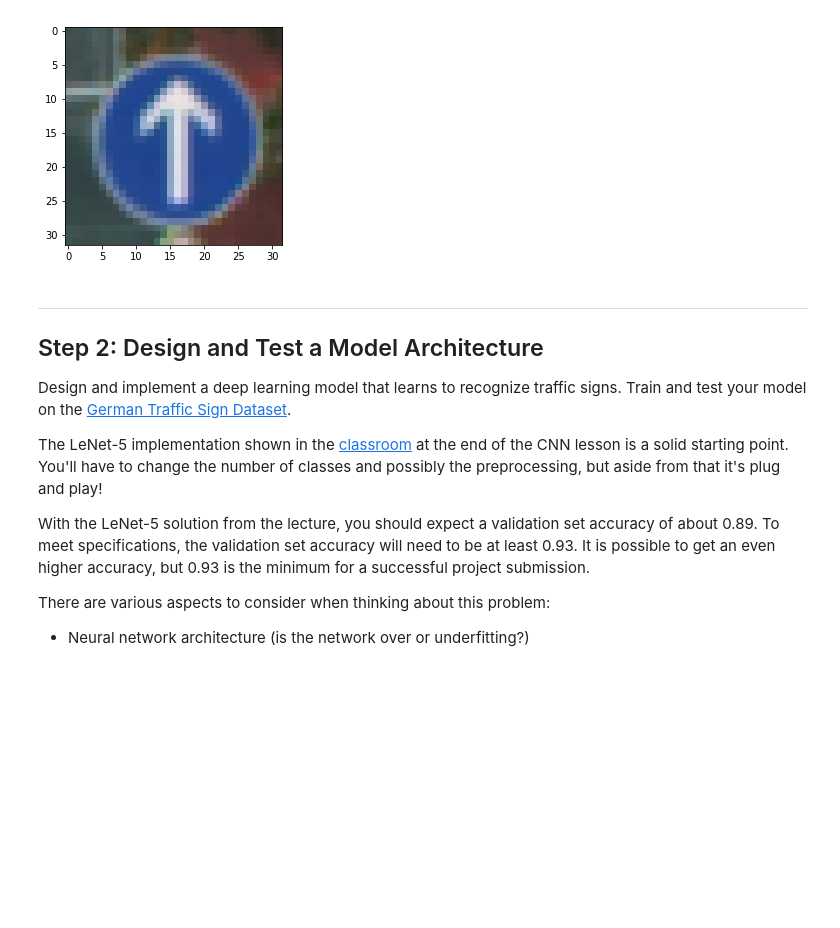
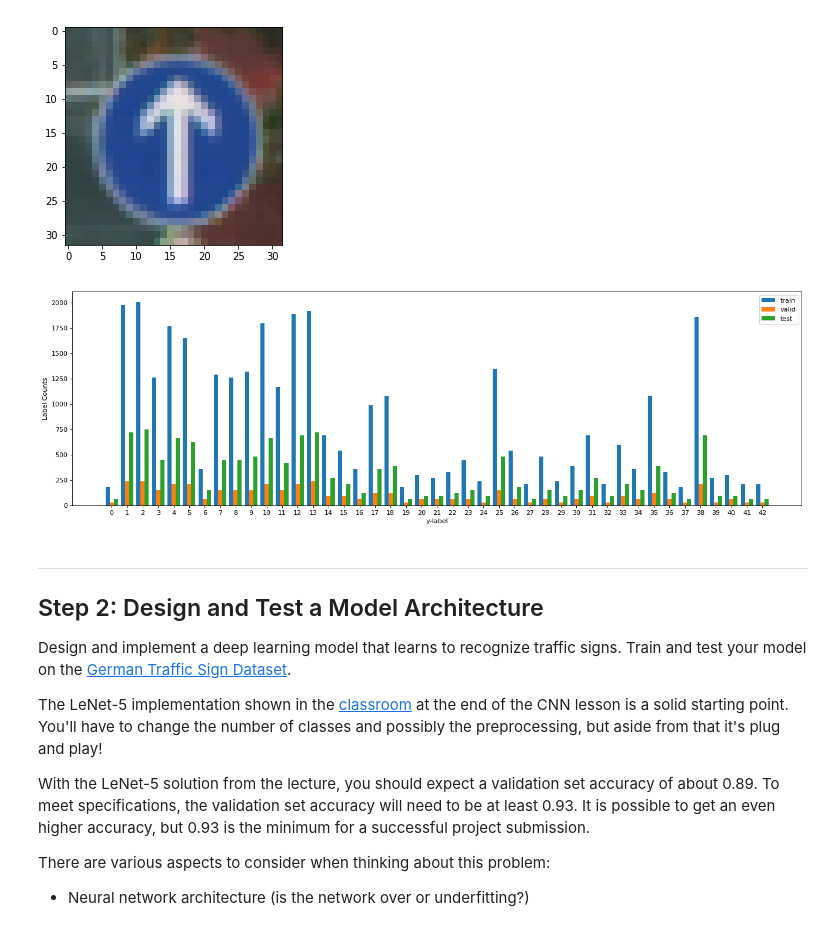
Before and after one commit to alfred-liu96/Traffic-Sign-Classifier, a Jupyter notebook: Traffic_Sign_Classifier.ipynb, the cells around one changed output. Cells and saved outputs as stored; diff of their text form; code cells hidden in the pictures; blank space fills up the shorter version.

Commit message:
Add label picture

```diff
--- a/Traffic_Sign_Classifier.ipynb
+++ b/Traffic_Sign_Classifier.ipynb
@@ -113,6 +112,33 @@ print(y_train[visual_idx])
 # %% [output]
 35
 [figure]
+# %%
+import pandas as pd
+
+vc_y_train = pd.value_counts(y_train)
+vc_y_valid = pd.value_counts(y_valid)
+vc_y_test = pd.value_counts(y_test)
+
+vc_labels = vc_y_train.index
+
+plt.figure(figsize=(20, 6), dpi=80)
+
+total_width, vc_n = 0.8, 3
+width = total_width / vc_n
+vc_labels = vc_labels - (total_width - width) / 2
+
+plt.xlabel('y-label')
+plt.xticks(np.arange(len(vc_labels)))
+plt.ylabel('Label Counts')
+
+plt.bar(vc_labels, vc_y_train.data.tolist(), width=width, label='train')
+plt.bar(vc_labels + width, vc_y_valid.data.tolist(), width=width, label='valid')
+plt.bar(vc_labels + 2 * width, vc_y_test.data.tolist(), width=width, label='test')
+
+plt.legend()
+plt.savefig('Y-Label.jpg')
+# %% [output]
+[figure, added]
 # %% [markdown]
 ----
 
```
Also changed, not shown: parts of 1 cell of this notebook, 2 other files.
